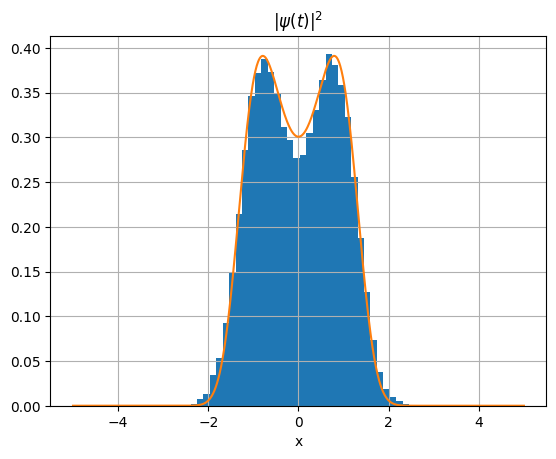
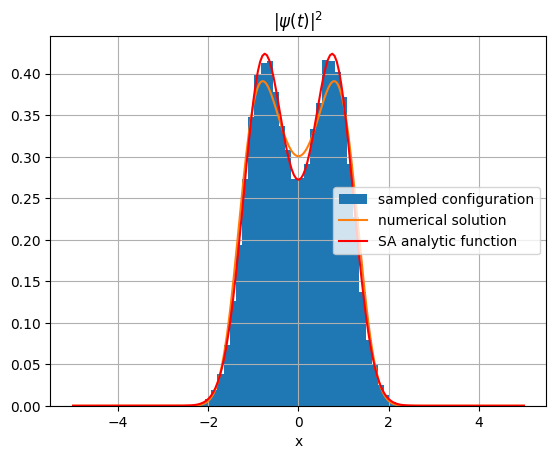
Unified diff of the notebook cell whose output changed from the first chart to the second:
--- before
+++ after
@@ -1,8 +1,14 @@
-psi_m= np.loadtxt("posizioni.dat")
+psi_m= np.loadtxt("OUTPUT/posizioni.dat")
+a, psi_a= np.loadtxt("OUTPUT/psi.dat", unpack = True )
+psi_a = psi_a**2
 
-plt.hist(psi_m, 40, density= True)
-plt.plot(x,(psi[0])**2)
+n= np.trapz(psi_a,a)
+psi_a= psi_a /n
+plt.hist(psi_m, 40, density= True, label="sampled configuration")
+plt.plot(x,(psi[0])**2, label= "numerical solution")
+plt.plot(a, psi_a, color = 'red', label= "SA analytic function")
 plt.grid(True)
 plt.xlabel("x")
+plt.legend()
 plt.title("$|\psi(t)|^2$")
 

Commit: Ho sistemato un po' alcuni file